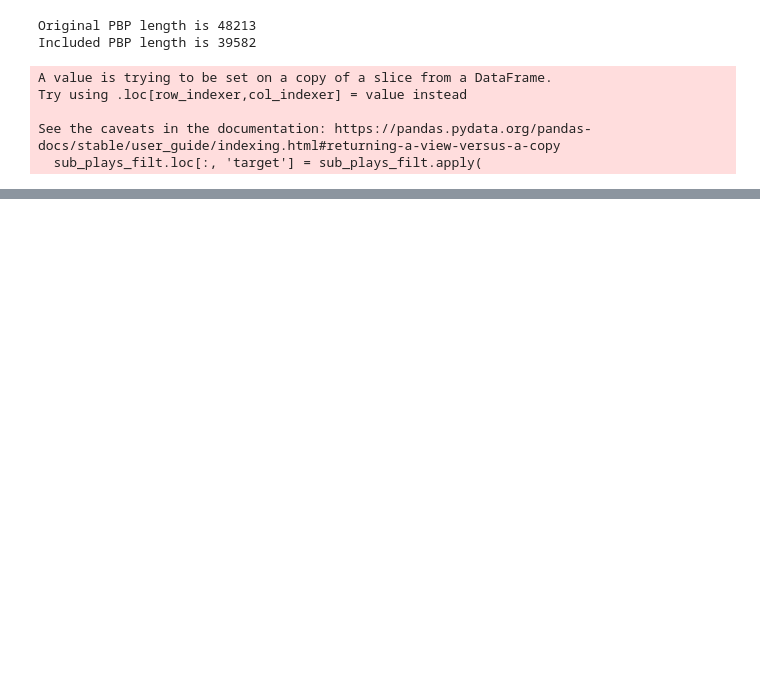
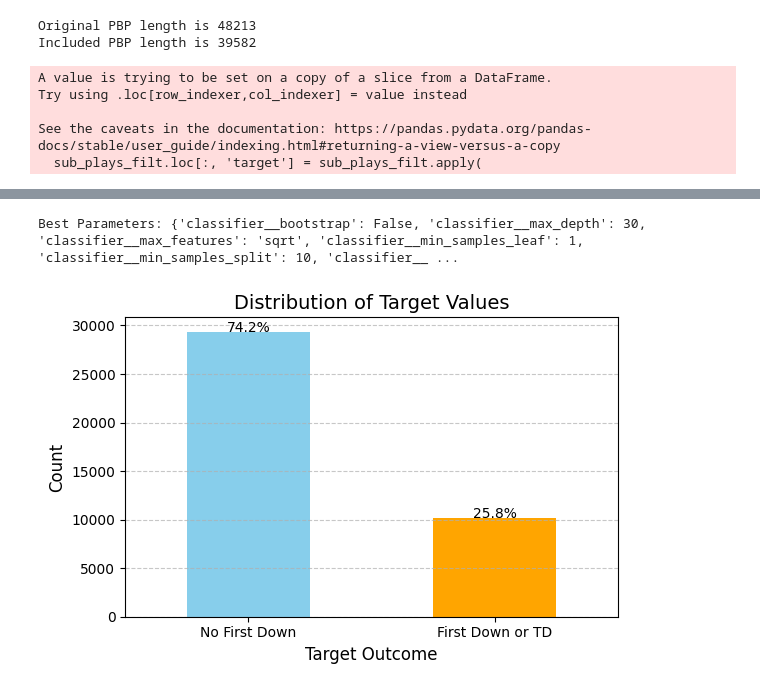
Before and after one commit to christopher-junk/nfl_rf, a Jupyter notebook: play_prediction.ipynb, the cells around one changed output, grey strips where cells are left out. Saved outputs shown, nothing was run; the diff lists cells and outputs as text; code cells hidden in the pictures; blank space fills up the shorter version.

```diff
--- a/play_prediction.ipynb
+++ b/play_prediction.ipynb
@@ -206,0 +381,43 @@ See the caveats in the documentation: https://pandas.pydata.org/pandas-docs/stab
+# %%
+# Print best parameters
+best_params = grid_search.best_params_
+
+# Print best parameters
+print("Best Parameters:", best_params)
+# %% [output]
+Best Parameters: {'classifier__bootstrap': False, 'classifier__max_depth': 30, 'classifier__max_features': 'sqrt', 'classifier__min_samples_leaf': 1, 'classifier__min_samples_split': 10, 'classifier__ ...
+# %%
+# Count target values
+target_values = sub_plays_filt['target'].value_counts()
+
+# Calculate percentages for each target value
+target_percentages = (target_values / target_values.sum()) * 100
+
+# Update index labels for the plot
+target_values.index = ['No First Down', 'First Down or TD']
+
+# Create a bar plot with updated labels
+plt.figure(figsize=(6, 4))
+bars = target_values.plot(kind='bar', color=['skyblue', 'orange'])
+
+# Annotate each bar with its percentage
+for bar, percentage in zip(bars.patches, target_percentages):
+    plt.text(
+        bar.get_x() + bar.get_width() / 2,  # X position (center of bar)
+        bar.get_height() + 0.5,            # Y position (slightly above the bar)
+        f"{percentage:.1f}%",             # Text (percentage)
+        ha='center', fontsize=10          # Alignment and font size
+    )
+
+# Add titles and labels
+plt.title('Distribution of Target Values', fontsize=14)
+plt.xlabel('Target Outcome', fontsize=12)
+plt.ylabel('Count', fontsize=12)
+plt.xticks(rotation=0)
+plt.grid(axis='y', linestyle='--', alpha=0.7)
+plt.tight_layout()
+
+# Display the plot
+plt.show()
+# %% [output]
+[figure, added]
```
Also changed, not shown: parts of 8 cells of this notebook.
